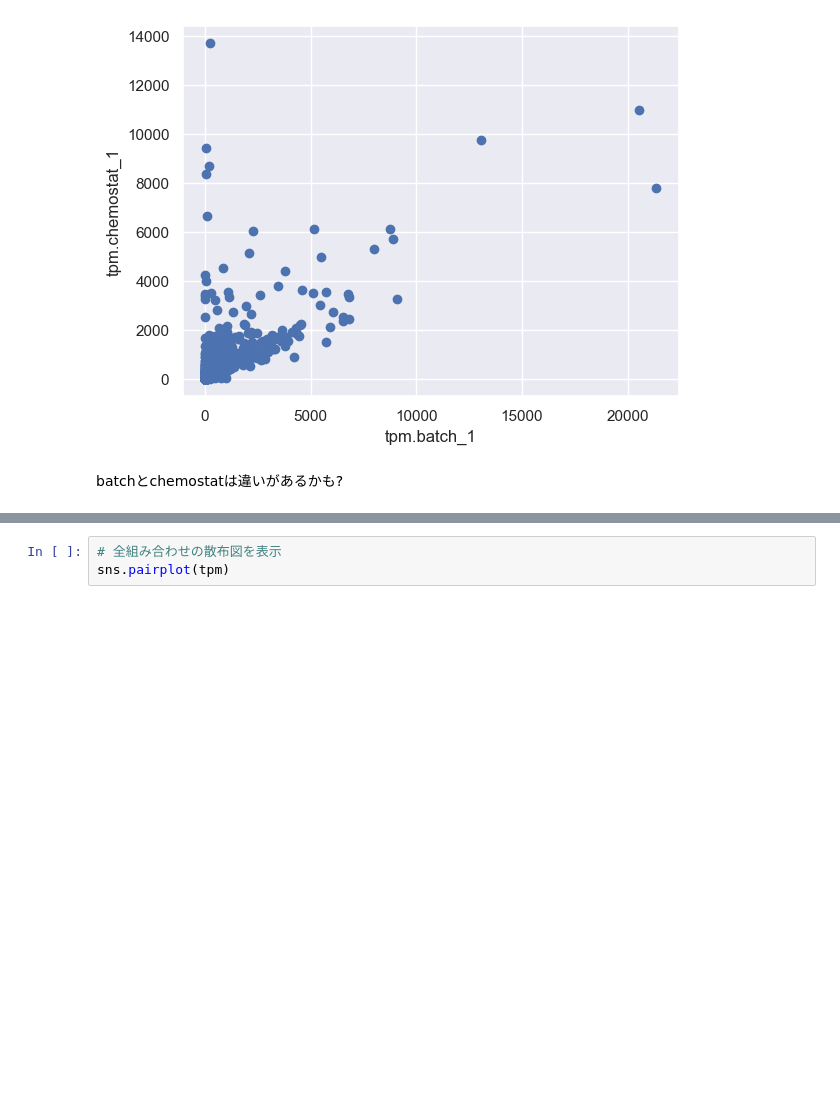
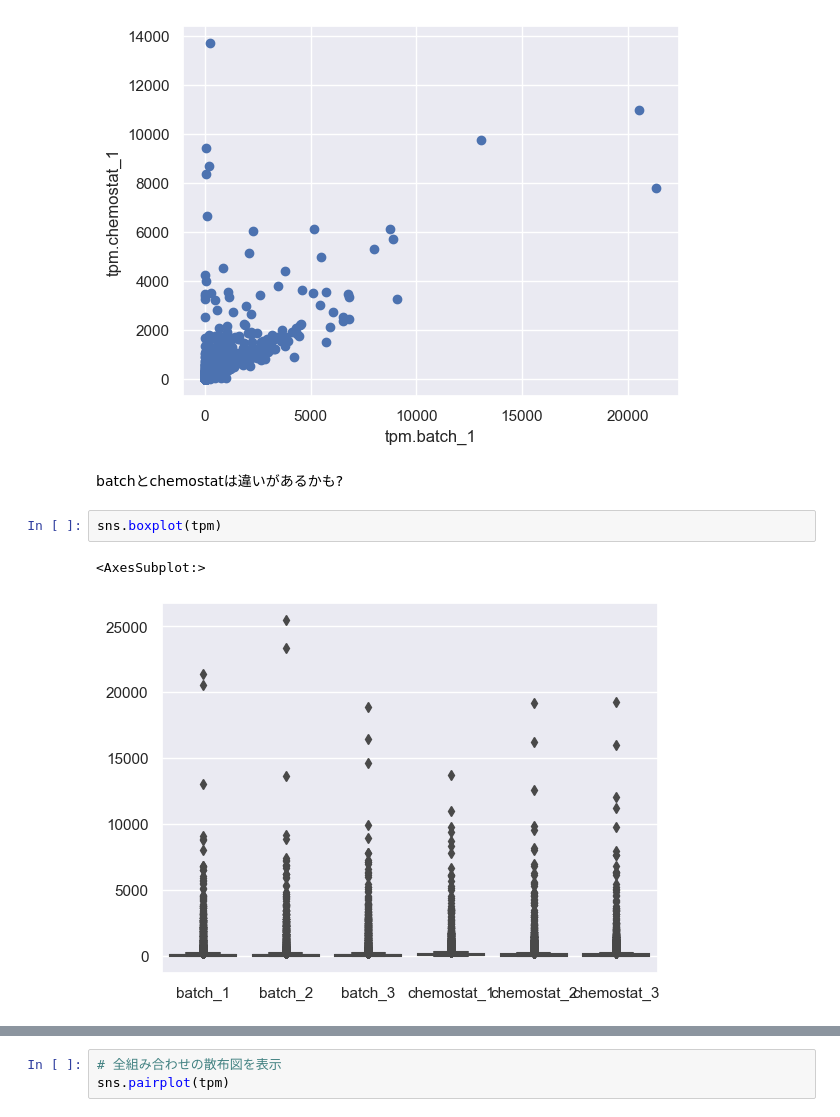
Before and after one commit to genome-sci/python_bioinfo_2022, a Jupyter notebook: 6/StatisticalHypothesisTesting2022.ipynb, the cells around one changed output, grey strips where cells are left out. Saved outputs shown, nothing was run; the diff lists cells and outputs as text; blank space fills up the shorter version.

```diff
--- a/6/StatisticalHypothesisTesting2022.ipynb
+++ b/6/StatisticalHypothesisTesting2022.ipynb
@@ -262,3 +252,8 @@ Text(0, 0.5, 'tpm.chemostat_1')
 [figure]
 # %% [markdown]
 batchとchemostatは違いがあるかも?
+# %%
+sns.boxplot(tpm)
+# %% [output]
+<AxesSubplot:>
+[figure, added]
```
Also changed, not shown: parts of 6 cells of this notebook.
